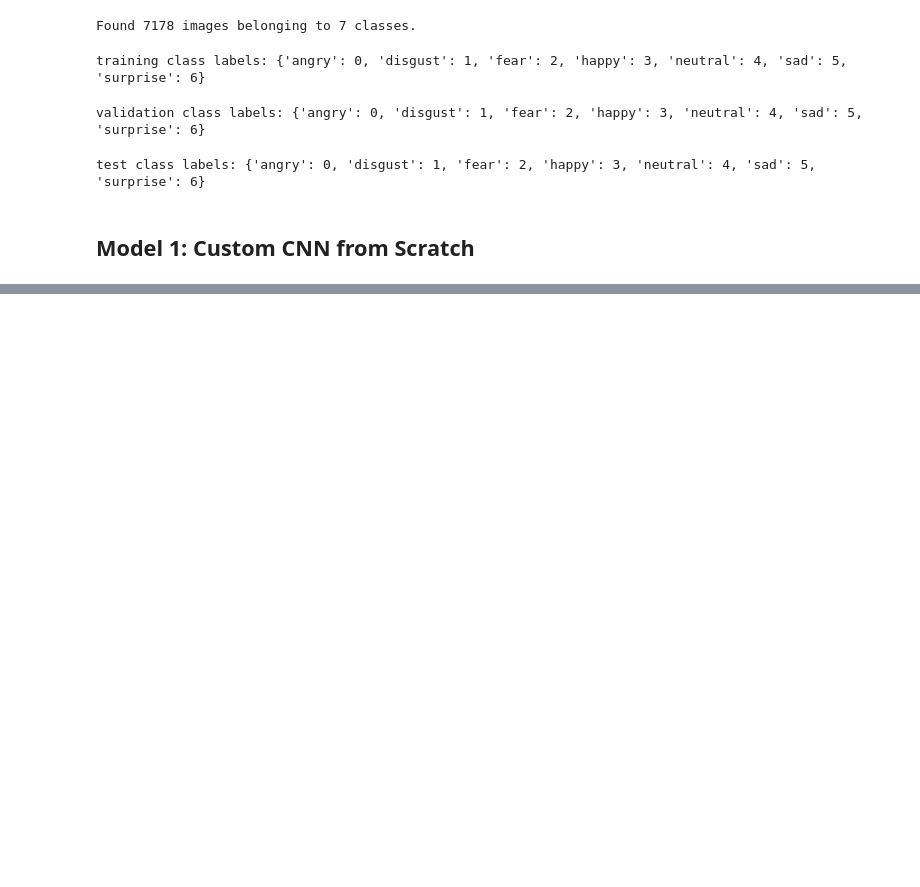
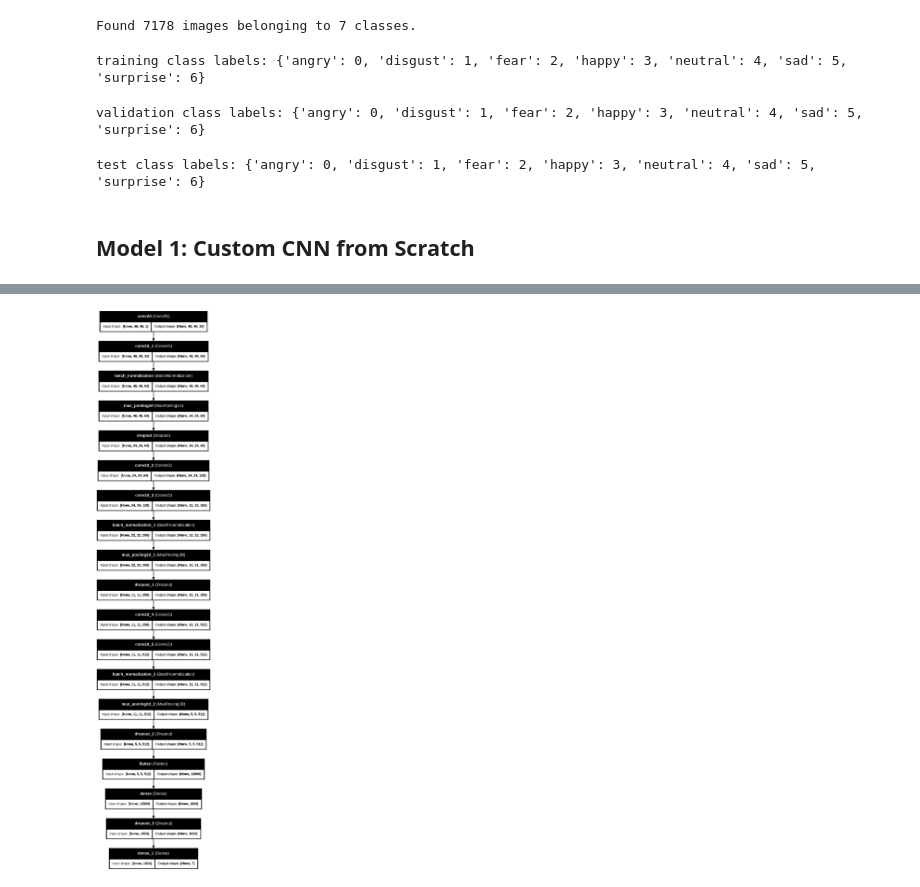
Before and after one commit to kamijoseph/FER2013-Emotion-Detection, a Jupyter notebook: notebooks/emotion_detection.ipynb, the cells around one changed output, grey strips where cells are left out. Cells and saved outputs as stored; diff of their text form; code cells hidden in the pictures; blank space fills up the shorter version.

Commit message:
custom cnn architecture from scratch

```diff
--- a/notebooks/emotion_detection.ipynb
+++ b/notebooks/emotion_detection.ipynb
@@ -310,0 +405,18 @@ test class labels: {'angry': 0, 'disgust': 1, 'fear': 2, 'happy': 3, 'neutral':
+# %%
+# compiling the model
+optimizer = tf.keras.optimizers.Adam(learning_rate=1e-4)
+model.compile(
+    optimizer = optimizer,
+    loss = "categorical_crossentropy",
+    metrics = ["accuracy"]
+)
+# %%
+# plotting the model
+plot_model(
+    model,
+    to_file = "/content/Emotion_Detection_FER2013/Custom_CNN_From_Scratch/Architecture.png",
+    show_shapes = True,
+    show_layer_names = True
+)
+# %% [output]
+[figure, added]
```
Also changed, not shown: parts of 15 cells of this notebook.
